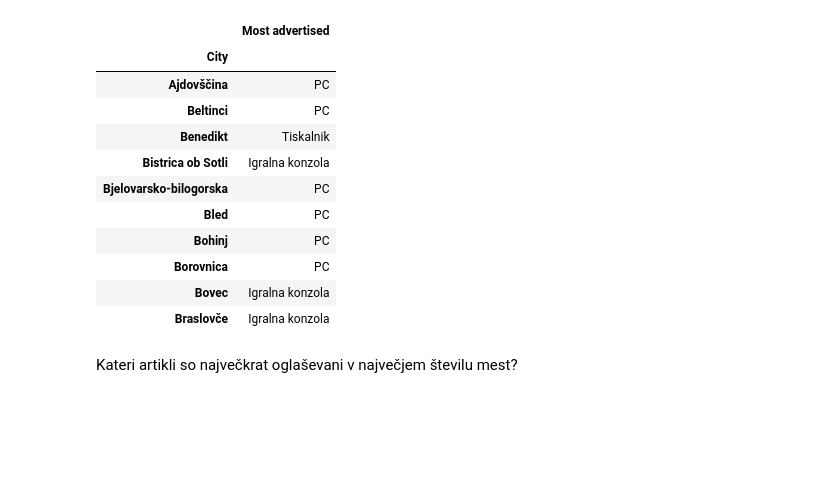
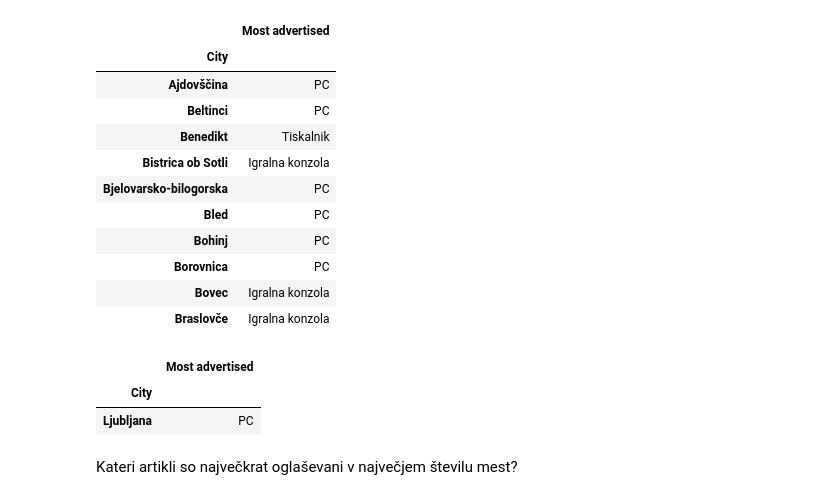
Before and after one commit to JakobPogacnikSouvent/bolha-racunalnistvo-advert-analysis, a Jupyter notebook: analiza.ipynb, the cells around one changed output. Cells and saved outputs as stored; diff of their text form; code cells hidden in the pictures; blank space fills up the shorter version.

```diff
--- a/analiza.ipynb
+++ b/analiza.ipynb
@@ -937,6 +981,12 @@ most_advertised_by_city.head(10)
 | Borovnica | PC |
 | Bovec | Igralna konzola |
 | Braslovče | Igralna konzola |
+# %%
+most_advertised_by_city[most_advertised_by_city.index == "Ljubljana"]
+# %% [output]
+|  | Most advertised |
+| City |  |
+| Ljubljana | PC |
 # %% [markdown]
 Kateri artikli so največkrat oglaševani v največjem številu mest?
 # %%
```
Also changed, not shown: parts of 10 cells of this notebook.
